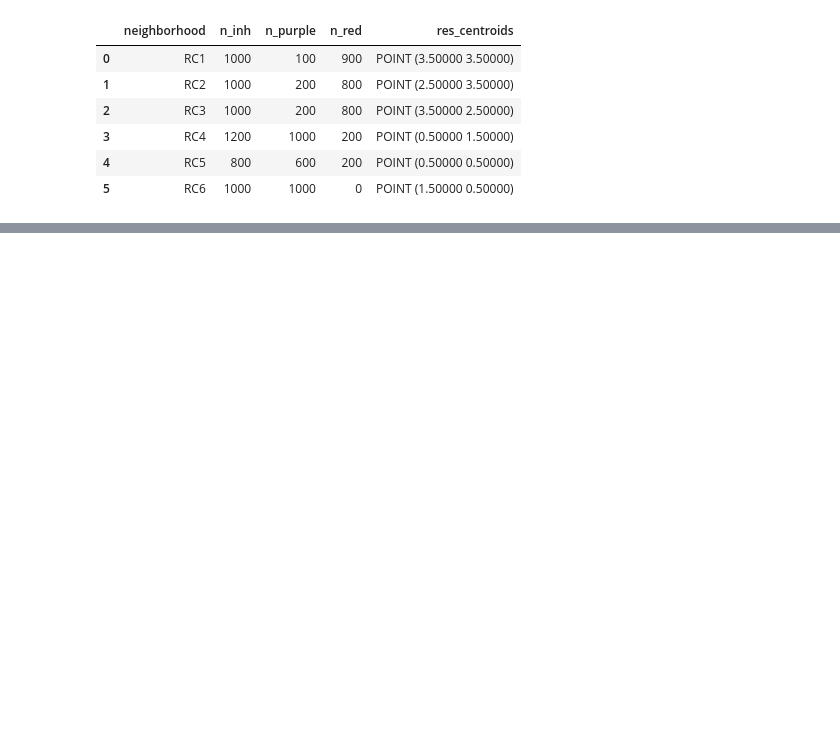
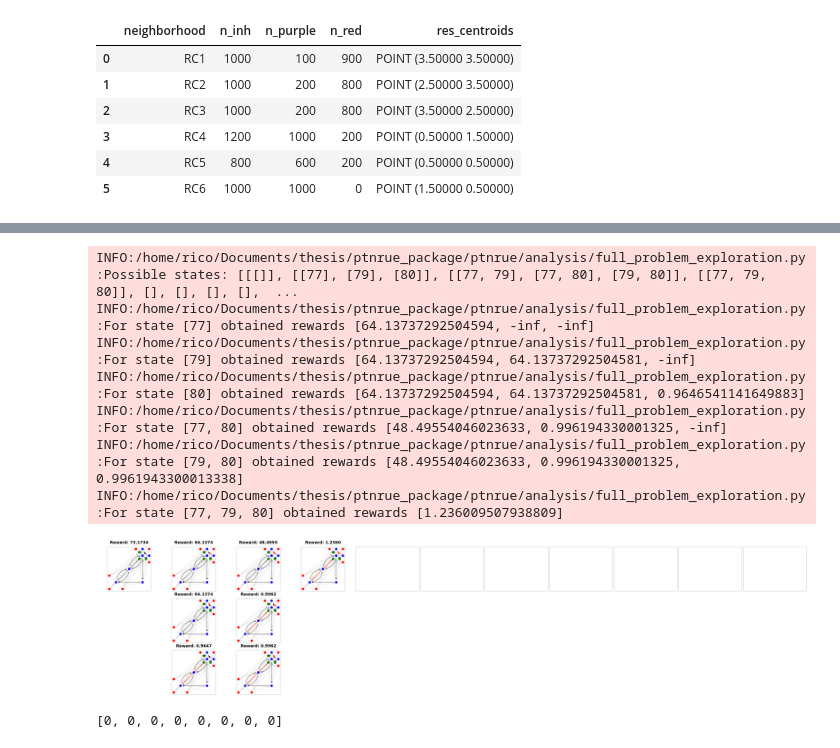
Before and after one commit to EquiCity/thesis, a Jupyter notebook: eda/notebooks/synthetic_dataset_3.ipynb, the cells around one changed output, grey strips where cells are left out. Drawn from its saved outputs; the diff is of its cells as text; code cells hidden in the pictures; blank space fills up the shorter version.

```diff
--- a/eda/notebooks/synthetic_dataset_3.ipynb
+++ b/eda/notebooks/synthetic_dataset_3.ipynb
@@ -198,0 +191,30 @@ a = np.array(list(rewards.values()))
+# %%
+import matplotlib.pyplot as plt
+
+from ptnrue.analysis.full_problem_exploration import full_problem_exploration
+from ptnrue.plotting.solution_plotting import plot_full_problem_exploration
+
+edge_types = list(np.unique(g.es['type']))
+edge_types.remove('walk')
+
+g.es[72,73,74,75,76,78,81,82]['active'] = 0
+configurations, rewards = full_problem_exploration(g=g, reward=r, edge_types=edge_types)
+fig, axs = plot_full_problem_exploration(base_graph=g, configurations=configurations, rewards=rewards)
+plt.show()
+
+fig.savefig(f'/home/rico/Documents/thesis/paper/'
+            f'overleaf/62a466789b2183065a639cda/content-media/'
+            f'all_configurations_ds_3_egalitarian_BASE.svg')
+# %% [output]
+INFO:/home/rico/Documents/thesis/ptnrue_package/ptnrue/analysis/full_problem_exploration.py:Possible states: [[[]], [[77], [79], [80]], [[77, 79], [77, 80], [79, 80]], [[77, 79, 80]], [], [], [], [],  ...
+INFO:/home/rico/Documents/thesis/ptnrue_package/ptnrue/analysis/full_problem_exploration.py:For state [77] obtained rewards [64.13737292504594, -inf, -inf]
+INFO:/home/rico/Documents/thesis/ptnrue_package/ptnrue/analysis/full_problem_exploration.py:For state [79] obtained rewards [64.13737292504594, 64.13737292504581, -inf]
+INFO:/home/rico/Documents/thesis/ptnrue_package/ptnrue/analysis/full_problem_exploration.py:For state [80] obtained rewards [64.13737292504594, 64.13737292504581, 0.9646541141649883]
+INFO:/home/rico/Documents/thesis/ptnrue_package/ptnrue/analysis/full_problem_exploration.py:For state [77, 80] obtained rewards [48.49554046023633, 0.996194330001325, -inf]
+INFO:/home/rico/Documents/thesis/ptnrue_package/ptnrue/analysis/full_problem_exploration.py:For state [79, 80] obtained rewards [48.49554046023633, 0.996194330001325, 0.9961943300013338]
+INFO:/home/rico/Documents/thesis/ptnrue_package/ptnrue/analysis/full_problem_exploration.py:For state [77, 79, 80] obtained rewards [1.236009507938809]
+[figure, added]
+# %%
+g.es[72,73,74,75,76,78,81,82]['active']
+# %% [output]
+[0, 0, 0, 0, 0, 0, 0, 0]
```
Also changed, not shown: parts of 7 cells of this notebook, 14 other files.
